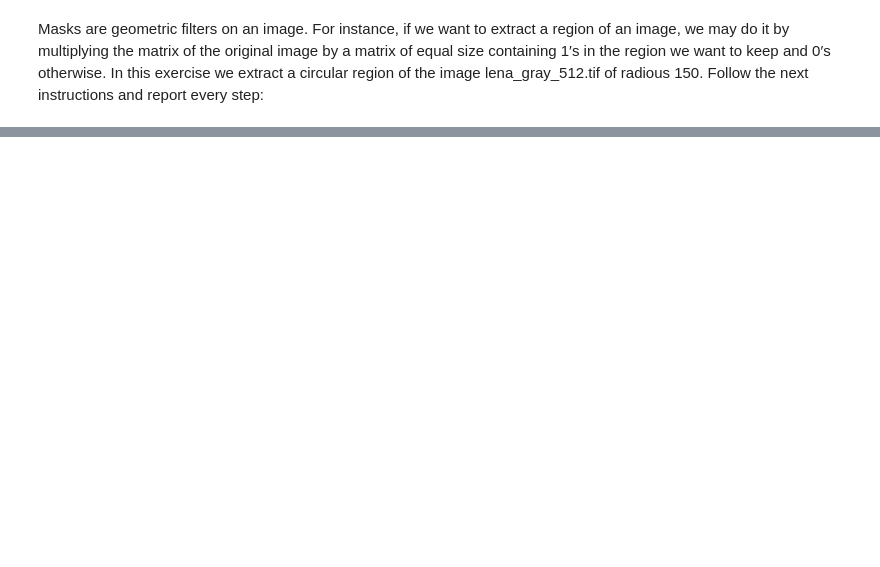
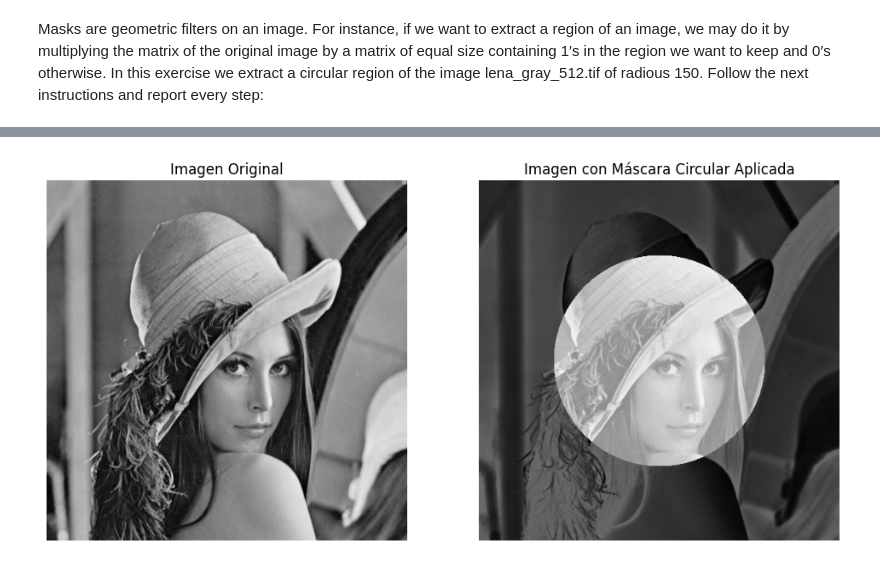
Before and after one commit to sbotinaj/DEEP_LEARNING_2024_02, a Jupyter notebook: FOLLOW_UP_1.ipynb, the cells around one changed output, grey strips where cells are left out. Cells and saved outputs as stored; diff of their text form; code cells hidden in the pictures; blank space fills up the shorter version.

```diff
--- a/FOLLOW_UP_1.ipynb
+++ b/FOLLOW_UP_1.ipynb
@@ -24,0 +31,49 @@ plt.show()
+# %%
+from PIL import Image
+import numpy as np
+import matplotlib.pyplot as plt
+
+#@markdown Cambio la intensidad de la mascara, los números negativos invierten la mascara
+
+# Cargar la imagen y convertirla a escala de grises y a double
+imagen = Image.open('/content/lena.jpg').convert('L')  # Convertir a escala de grises
+imagen_array = np.array(imagen, dtype=np.float64)  # Convertir a valores flotantes (double)
+
+# Crear una matriz de ceros del mismo tamaño que la imagen
+mascara = np.zeros_like(imagen_array)
+
+# Obtener las dimensiones y el centro de la imagen
+h, w = imagen_array.shape
+cx, cy = w // 2, h // 2
+
+# Definir el radio y aplicar la máscara circular
+radio = 150
+alpha_mask = -1 #@param
+for i in range(h):
+    for j in range(w):
+        if (j - cx) ** 2 + (i - cy) ** 2 < radio ** 2:
+            mascara[i, j] = 1  # Colocar 1's en la máscara en forma de círculo
+        else:
+            mascara[i, j] = alpha_mask  # Colocar 0.5 fuera del círculo para la mitad de intensidad
+
+# Multiplicar la imagen por la máscara
+imagen_mascarada = imagen_array * mascara
+
+# Mostrar la imagen original y la imagen con la máscara aplicada
+plt.figure(figsize=(12, 6))
+
+# Imagen original
+plt.subplot(1, 2, 1)
+plt.imshow(imagen_array, cmap='gray')
+plt.title('Imagen Original')
+plt.axis('off')
+
+# Imagen con máscara aplicada
+plt.subplot(1, 2, 2)
+plt.imshow(imagen_mascarada, cmap='gray')
+plt.title('Imagen con Máscara Circular Aplicada')
+plt.axis('off')
+
+plt.show()
+# %% [output]
+[figure, added]
```
Also changed, not shown: parts of 13 cells of this notebook.
